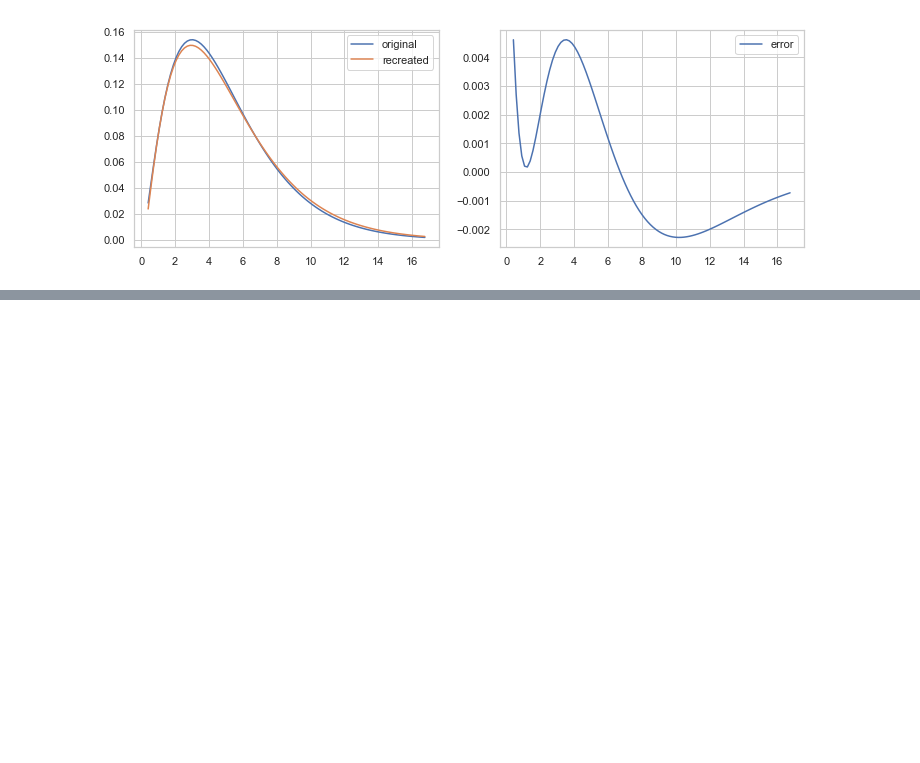
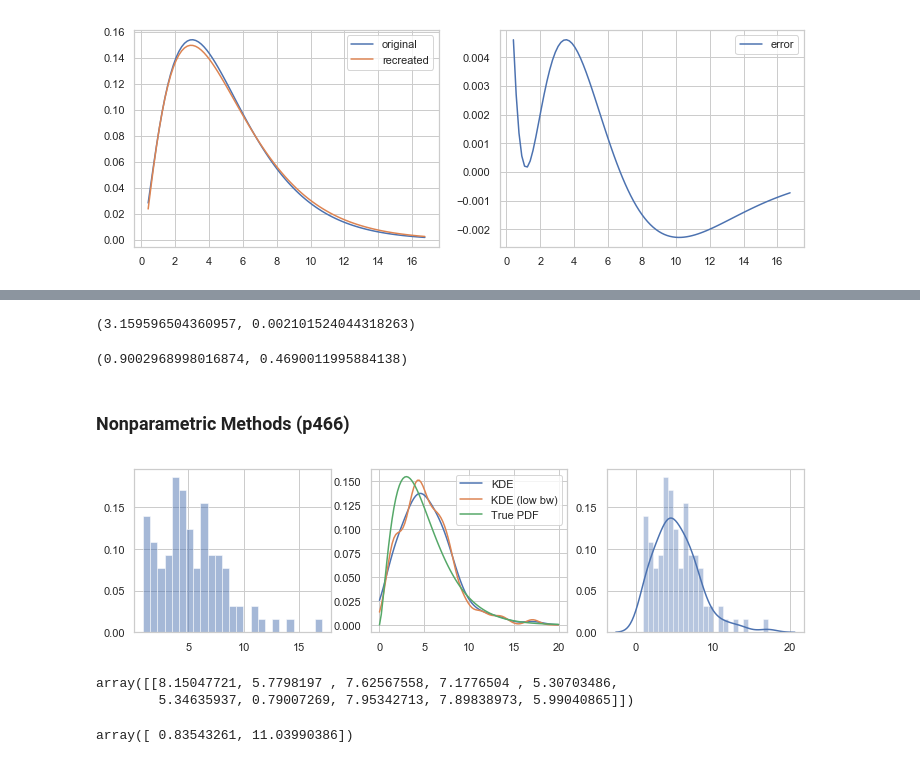
Before and after one commit to mathlarvalab/Nemurecal_Python, a Jupyter notebook: code/ch13/gee.ipynb, the cells around one changed output, grey strips where cells are left out. Cells and saved outputs as stored; diff of their text form; code cells hidden in the pictures; blank space fills up the shorter version.

```diff
--- a/code/ch13/gee.ipynb
+++ b/code/ch13/gee.ipynb
@@ -282,0 +346,43 @@ axes[1].legend();
+# %%
+# evaluate if the observed samples provide sufficient evidence
+# that the two population means are not equal
+t, p = stats.ttest_ind(X1_sample, X2_sample)
+t, p
+# %% [output]
+(3.159596504360957, 0.002101524044318263)
+# %%
+# check that two population means are different
+mu1, mu2
+# %% [output]
+(0.9002968998016874, 0.4690011995884138)
+# %% [markdown]
+### Nonparametric Methods (p466)
+# %%
+# samples, X_samples from a random variable with X with
+# unknown distribution
+X = stats.chi2(df=5)
+X_samples = X.rvs(100)
+# %%
+# compute the kernel-density estimate for the given data
+kde = stats.kde.gaussian_kde(X_samples)
+# %%
+# set smaller bandwidtch
+kde_low_bw = stats.kde.gaussian_kde(X_samples, bw_method=0.25)
+# %%
+# plot the true probability distribution function for the samples
+x = np.linspace(0, 20, 100)
+fig, axes = plt.subplots(1, 3, figsize=(12, 3))
+axes[0].hist(X_samples, normed=True, alpha=0.5, bins=25)
+axes[1].plot(x, kde(x), label="KDE")
+axes[1].plot(x, kde_low_bw(x), label="KDE (low bw)")
+axes[1].plot(x, X.pdf(x), label="True PDF")
+axes[1].legend()
+sns.distplot(X_samples, bins=25, ax=axes[2]);
+# %% [output]
+[figure, added]
+# %%
+# generate new random numbers with kernel-density estimate
+kde.resample(10)
+# %% [output]
+array([[8.15047721, 5.7798197 , 7.62567558, 7.1776504 , 5.30703486,
+        5.34635937, 0.79007269, 7.95342713, 7.89838973, 5.99040865]])
@@ -282,0 +400,6 @@ axes[1].legend();
+# %%
+# compute an approsimate 90% confidence interval for the man of
+# the population from which the sample was collected
+kde_ppf([0.05, 0.95])
+# %% [output]
+array([ 0.83543261, 11.03990386])
```
Also changed, not shown: parts of 17 cells of this notebook.
